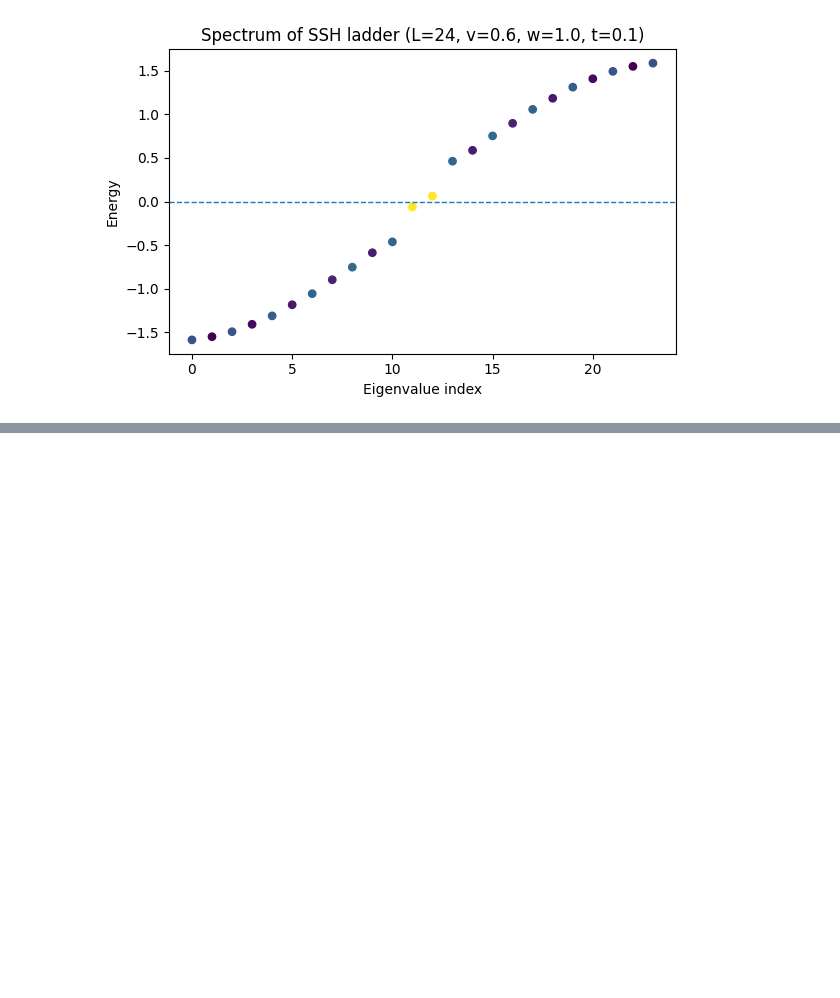
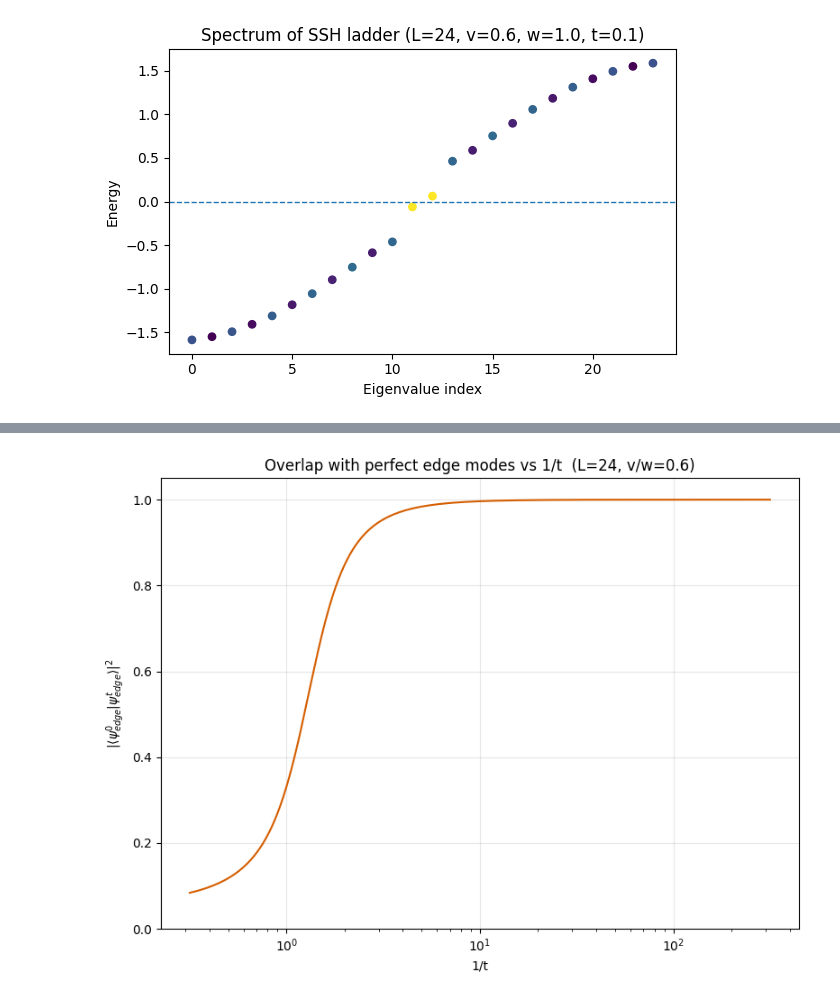
Before and after one commit to vinitX/Quantum-Sampling, a Jupyter notebook: SSH model/Periodic SSH.ipynb, the cells around one changed output, grey strips where cells are left out. Saved outputs shown, nothing was run; the diff lists cells and outputs as text; code cells hidden in the pictures; blank space fills up the shorter version.

Commit message:
overlap with edge state

```diff
--- a/SSH model/Periodic SSH.ipynb
+++ b/SSH model/Periodic SSH.ipynb
@@ -80,0 +81,31 @@ Text(0.5, 1.0, 'Hamiltonian for SSH Ladder (L=24, v=0.6, w=1.0, t=10.0)')
+# %%
+# Compute overlap between the perfect t=0 edge modes and the
+# eigenstates that remain closest to zero energy for different t values.
+
+def edge_mode_indices(E):
+    return np.argsort(np.abs(E))[:2]
+
+E0, V0 = np.linalg.eigh(build_real_space_H(L, v, w, 0.0))
+edge_mode_idx = edge_mode_indices(E0)
+perfect_edge_modes = V0[:, edge_mode_idx]
+
+edge_mode_overlaps = []
+for t in ts:
+    E_t, V_t = np.linalg.eigh(build_real_space_H(L, v, w, t))
+    idx_t = edge_mode_indices(E_t)
+    overlap_matrix = np.abs(perfect_edge_modes.conj().T @ V_t[:, idx_t])**2
+    edge_mode_overlaps.append(np.max(overlap_matrix))
+
+edge_mode_overlaps = np.vstack(edge_mode_overlaps)
+# %%
+plt.figure(figsize=(8, 6))
+plt.semilogx(1/ts, edge_mode_overlaps, color='#d55e00')
+plt.ylim(0, 1.05)
+plt.xlabel('1/t')
+plt.ylabel(r'$|\langle \psi_{edge}^0|\psi_{edge}^t \rangle|^2$')
+plt.title('Overlap with perfect edge modes vs 1/t  (L=24, v/w=0.6)')
+plt.grid(alpha=0.3)
+plt.tight_layout()
+plt.show()
+# %% [output]
+[figure, added]
```
Also changed, not shown: parts of 3 cells of this notebook.
